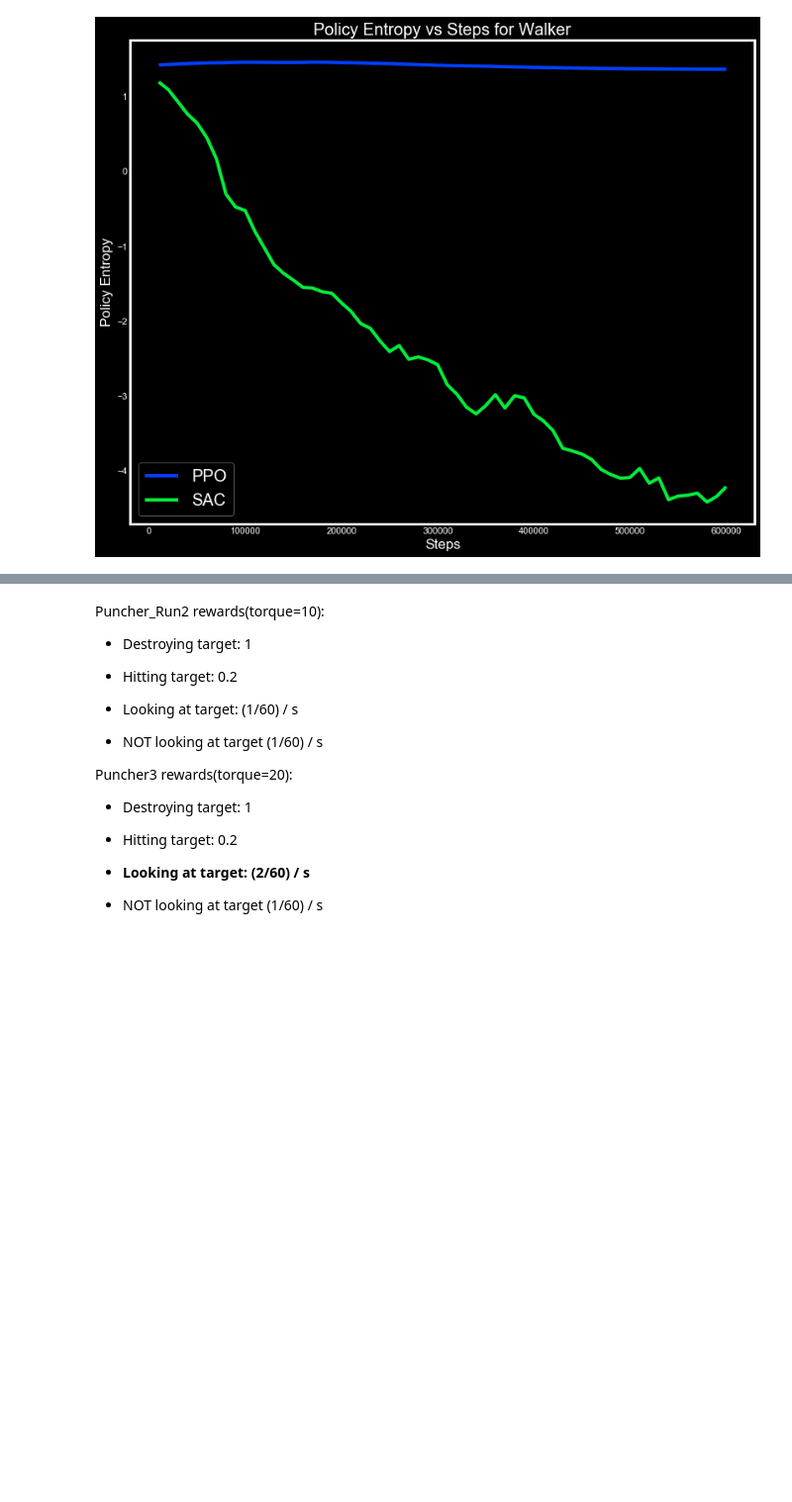
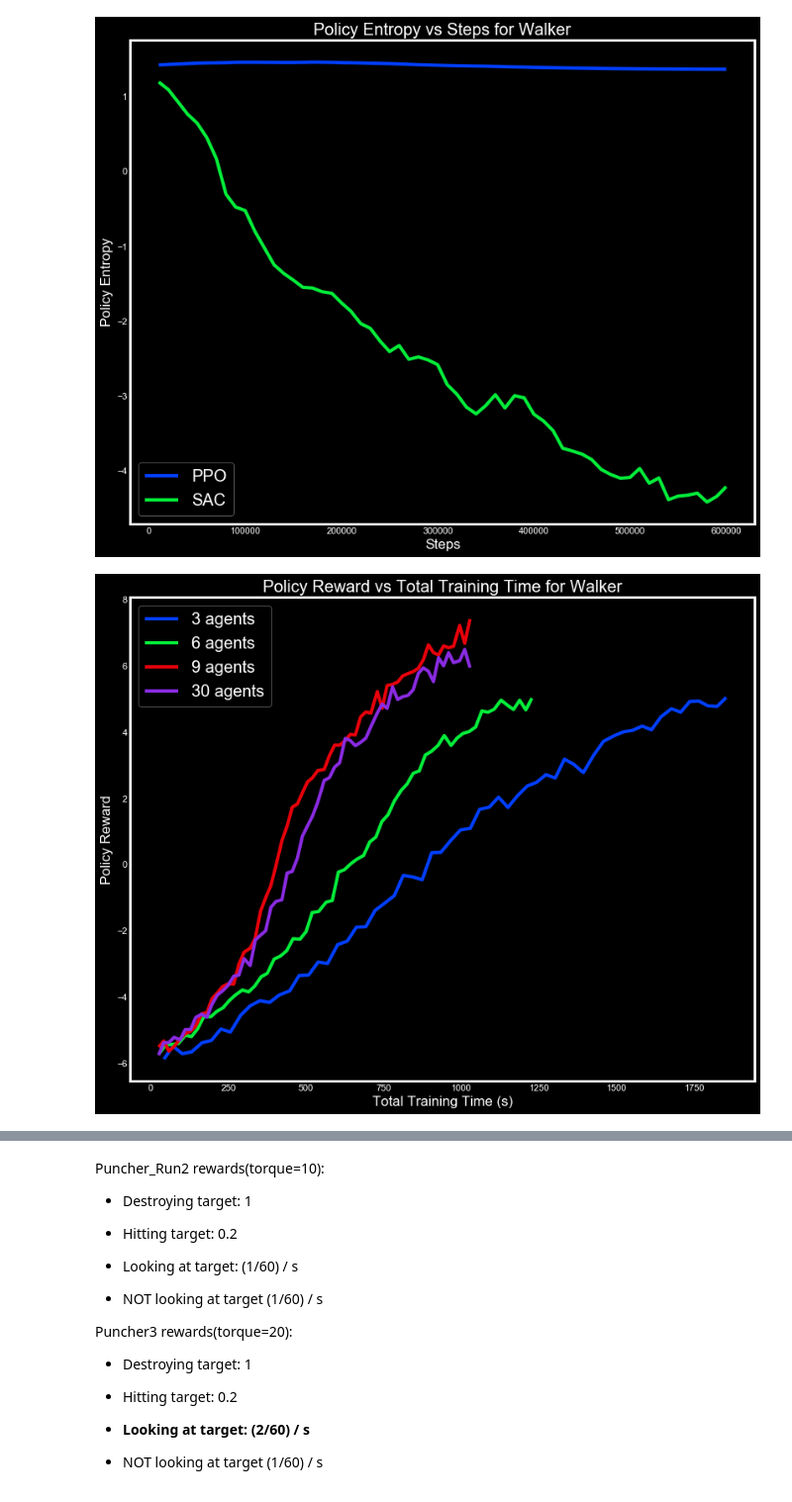
Before and after one commit to rasbot/9_to_5_Smash_It_AI, a Jupyter notebook: Data_Analysis.ipynb, the cells around one changed output, grey strips where cells are left out. Shown at 99% size. Drawn from its saved outputs; the diff is of its cells as text; code cells hidden in the pictures; blank space fills up the shorter version.

Commit message:
update code for time plots

```diff
--- a/Data_Analysis.ipynb
+++ b/Data_Analysis.ipynb
@@ -264,6 +264,13 @@ labels = ['PPO', 'SAC']
 plot_multiple(training_runs, labels, 'Walker', cols[0], cols[1], savefig=True, save_name='images/entropy_PPO_SAC')
 # %% [output]
 [figure]
+# %%
+cols = ['Steps', 'Policy/Extrinsic Reward']
+training_runs = ['walker_3_agents', 'walker_6_agents', 'walker_9_agents', 'walker_30_agents']
+labels = ['3 agents', '6 agents', '9 agents', '30 agents']
+plot_multiple_timing(training_runs, labels, 'Walker', cols[0], cols[1], savefig=True, save_name='images/test', timing_data=True)
+# %% [output]
+[figure, added]
 # %%
 cols = ['Steps', 'Policy/Extrinsic Reward']
 training_runs = ['walker_T15', 'walker_SAC1']
```
Also changed, not shown: parts of 4 cells of this notebook.
